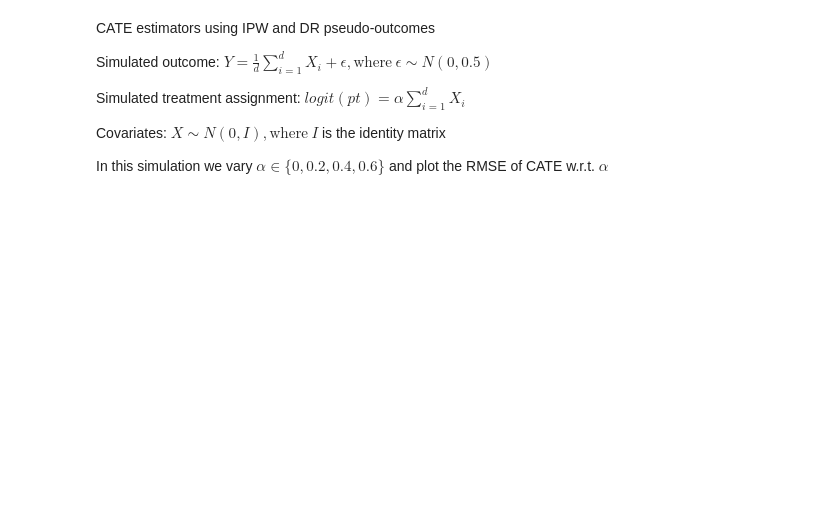
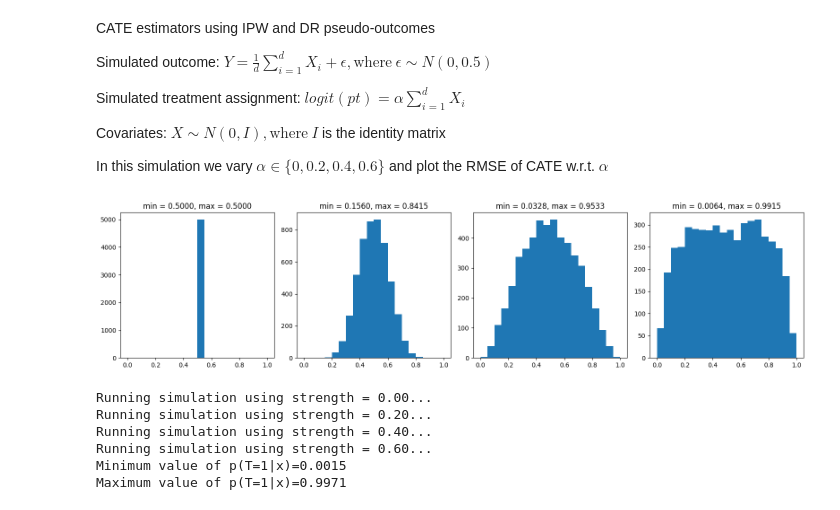
Before and after one commit to kpapangelou/Treatment-Effect-Estimation-Examples, a Jupyter notebook: ex2_positivity_violations.ipynb, the cells around one changed output. Drawn from its saved outputs; the diff is of its cells as text; code cells hidden in the pictures; blank space fills up the shorter version.

```diff
--- a/ex2_positivity_violations.ipynb
+++ b/ex2_positivity_violations.ipynb
@@ -29,47 +29,80 @@ num_test = 1000 # sample size used for testing
 np.random.seed(seed)
 # %%
 '''
-Generate one dataset per value of the coefficient and plot p(T=1)
+Generate one dataset per value of the coefficient and plot p(T=1|x)
 '''
 all_pt_values = []
 for i in range(len(alpha)):
     dataset = ex2_sample(sample_size,d,alpha[i])
     all_pt_values.append(dataset['pt'])
 
 bins = np.arange(0,1.05,0.05)
 fig,ax = plt.subplots(ncols=len(alpha),figsize=(4*len(alpha),4))
 for i in range(len(alpha)):
     ax[i].hist(all_pt_values[i],bins=bins)
-    ax[i].set_title(f"min = {np.min(all_pt_values[i]):.2f}, max = {np.max(all_pt_values[i]):.2f}")
+    ax[i].set_title(f"min = {np.min(all_pt_values[i]):.4f}, max = {np.max(all_pt_values[i]):.4f}")
 fig.tight_layout()
+# %% [output]
+[figure, added]
 # %%
 '''
 Run simulation
 '''
 dr_cate = []
+dr_cate_clip = []
 ipw_cate = []
+ipw_cate_clip = []
 true_ite = []
+min_pt_value = np.inf
+max_pt_value = -np.inf
 for i in range(len(alpha)):
     print(f"Running simulation using strength = {alpha[i]:.2f}...")
     dr_cate_i = np.zeros([r,num_test])
+    dr_cate_clip_i = np.zeros([r,num_test])
     ipw_cate_i = np.zeros([r,num_test])
+    ipw_cate_clip_i = np.zeros([r,num_test])
     ite_i = np.zeros([r,num_test])
     for j in range(r):
         data_train = ex2_sample(sample_size,d,alpha[i])
         data_test = ex2_sample(num_test,d,alpha[i])
+        pt_train = data_train['pt']
+        if np.min(pt_train)<min_pt_value:
+            min_pt_value = np.min(pt_train)
+        if np.max(pt_train)>max_pt_value:
+            max_pt_value = np.max(pt_train)
 
         dr_model = PseudoDRLearner(k,seed)
         dr_model.train(data_train['x'],data_train['y'],data_train['t'])
         dr_cate_i[j,:] = dr_model.predict(data_test['x'])
         ite_i[j,:] = data_test['ite']
 
+        dr_model = PseudoDRLearner(k,seed,0.05)
+        dr_model.train(data_train['x'],data_train['y'],data_train['t'])
+        dr_cate_clip_i[j,:] = dr_model.predict(data_test['x'])
+
         ipw_model = PseudoIPWLearner(k,seed)
         ipw_model.train(data_train['x'],data_train['y'],data_train['t'])
         ipw_cate_i[j,:] = ipw_model.predict(data_test['x'])
 
+        ipw_model = PseudoIPWLearner(k,seed,0.05)
+        ipw_model.train(data_train['x'],data_train['y'],data_train['t'])
+        ipw_cate_clip_i[j,:] = ipw_model.predict(data_test['x'])
+
     dr_cate.append(dr_cate_i)
+    dr_cate_clip.append(dr_cate_clip_i)
     ipw_cate.append(ipw_cate_i)
     true_ite.append(ite_i)
+    ipw_cate_clip.append(ipw_cate_clip_i)
+
+print(f"Minimum value of p(T=1|x)={min_pt_value:.4f}")
+print(f"Maximum value of p(T=1|x)={max_pt_value:.4f}")
+# %% [output]
+Running simulation using strength = 0.00...
+Running simulation using strength = 0.20...
+Running simulation using strength = 0.40...
+Running simulation using strength = 0.60...
+Minimum value of p(T=1|x)=0.0015
+Maximum value of p(T=1|x)=0.9971
 # %%
 '''
 Plot RMSE of CATE
```
Also changed, not shown: parts of 2 cells of this notebook, 8 other files.
